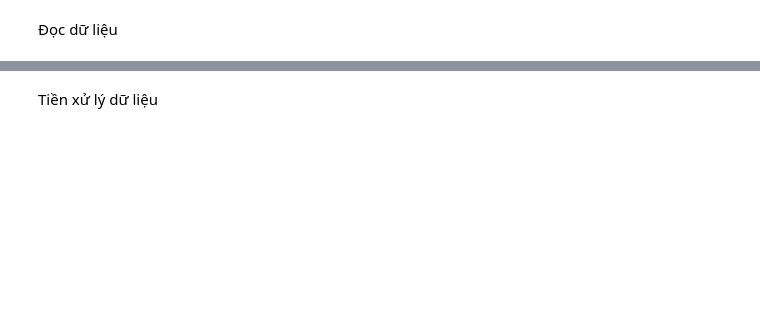
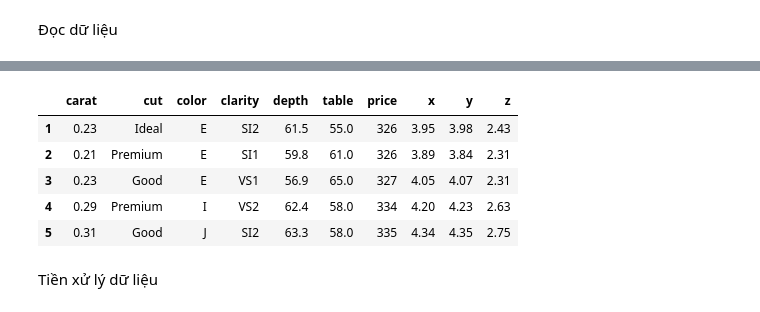
Before and after one commit to futhyganka/DiamondPrediction, a Jupyter notebook: experiments/random_forest/4_RandomForest_Hold_out.ipynb, the cells around one changed output, grey strips where cells are left out. Cells and saved outputs as stored; diff of their text form; code cells hidden in the pictures; blank space fills up the shorter version.

```diff
--- a/experiments/random_forest/4_RandomForest_Hold_out.ipynb
+++ b/experiments/random_forest/4_RandomForest_Hold_out.ipynb
@@ -49,0 +27,74 @@ max       10.740000     58.900000     31.800000
+# %%
+
+# CELL 2: IMPORT CAC THU VIEN CAN THIET
+
+import numpy as np  # Thu vien tinh toan so hoc
+
+import pandas as pd  # Thu vien doc va xu ly du lieu
+
+from pathlib import Path  # Thu vien xu ly duong dan tep
+
+from sklearn.model_selection import train_test_split  # Chia Train/Test
+
+from sklearn.model_selection import GridSearchCV  # Tim kiem sieu tham so
+
+from sklearn.model_selection import KFold  # Chia fold trong GridSearch
+
+from sklearn.preprocessing import OrdinalEncoder  # Ma hoa thuoc tinh phan loai
+
+from sklearn.compose import ColumnTransformer  # Ap dung ma hoa cho cac cot
+
+from sklearn.pipeline import Pipeline  # Ket hop tien xu ly va mo hinh
+
+from sklearn.ensemble import RandomForestRegressor  # Mo hinh Random Forest
+
+from sklearn.metrics import mean_squared_error  # Tinh MSE
+
+from sklearn.metrics import mean_absolute_error  # Tinh MAE
+
+from sklearn.metrics import r2_score  # Tinh R2
+
+print("Da import thu vien thanh cong!")
+
+
+# CELL 4: DOC DU LIEU GOC
+
+# Duong dan khi notebook chay tu experiments/random_forest
+file_path = Path("../../data/raw/Diamonds Prices2022.csv")
+
+# Duong dan du phong khi kernel chay tu thu muc goc du an
+if not file_path.exists():
+    file_path = Path("data/raw/Diamonds Prices2022.csv")
+
+# Bao loi neu khong tim thay tep CSV
+if not file_path.exists():
+    raise FileNotFoundError("Khong tim thay file Diamonds Prices2022.csv")
+
+# Doc CSV va su dung cot dau tien lam chi so dong
+diamonds = pd.read_csv(file_path, index_col=0)
+
+# In duong dan tep dang su dung
+print("Duong dan:", file_path.resolve())
+
+# In kich thuoc du lieu ban dau
+print("Kich thuoc ban dau:", diamonds.shape)
+
+# Dem tong so gia tri thieu
+print("So gia tri thieu:", diamonds.isnull().sum().sum())
+
+# Dem so dong trung lap
+print("So dong trung lap:", diamonds.duplicated().sum())
+
+# Xac dinh cac dong co kich thuoc khong hop le
+invalid_size = (
+    (diamonds["x"] <= 0) |
+    (diamonds["y"] <= 0) |
+    (diamonds["z"] <= 0)
+)
+
+# In so dong co kich thuoc khong hop le
+print("So dong kich thuoc khong hop le:", invalid_size.sum())
+
+# Hien thi 5 dong dau tien
+display(diamonds.head())
+# %% [output]
@@ -50,2 +107,8 @@ max       10.740000     58.900000     31.800000
+|  | carat | cut | color | clarity | depth | table | price | x | y | z |
+| 1 | 0.23 | Ideal | E | SI2 | 61.5 | 55.0 | 326 | 3.95 | 3.98 | 2.43 |
+| 2 | 0.21 | Premium | E | SI1 | 59.8 | 61.0 | 326 | 3.89 | 3.84 | 2.31 |
+| 3 | 0.23 | Good | E | VS1 | 56.9 | 65.0 | 327 | 4.05 | 4.07 | 2.31 |
+| 4 | 0.29 | Premium | I | VS2 | 62.4 | 58.0 | 334 | 4.20 | 4.23 | 2.63 |
+| 5 | 0.31 | Good | J | SI2 | 63.3 | 58.0 | 335 | 4.34 | 4.35 | 2.75 |
 # %% [markdown]
 Tiền xử lý dữ liệu
```
Also changed, not shown: parts of 18 cells of this notebook, 9 other files.
